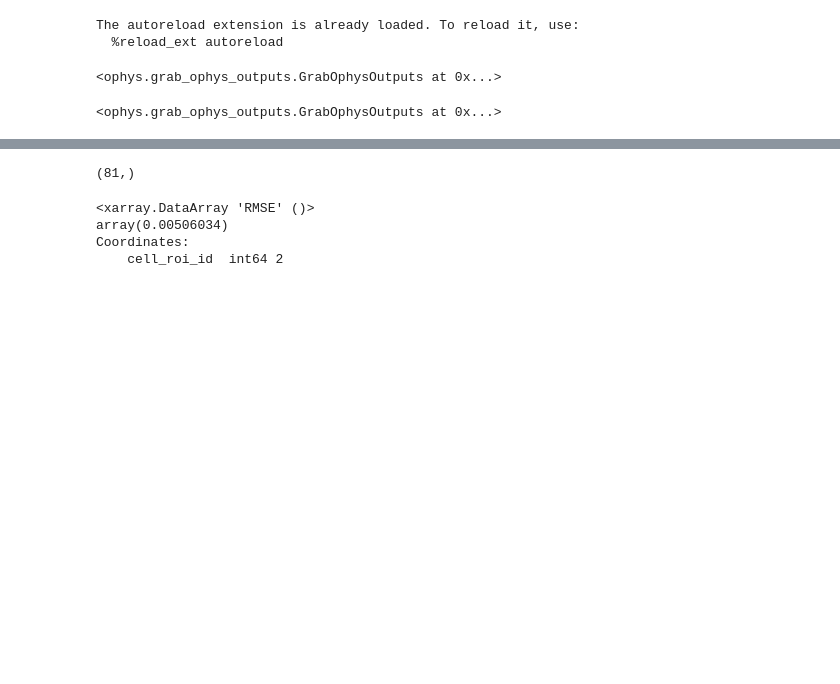
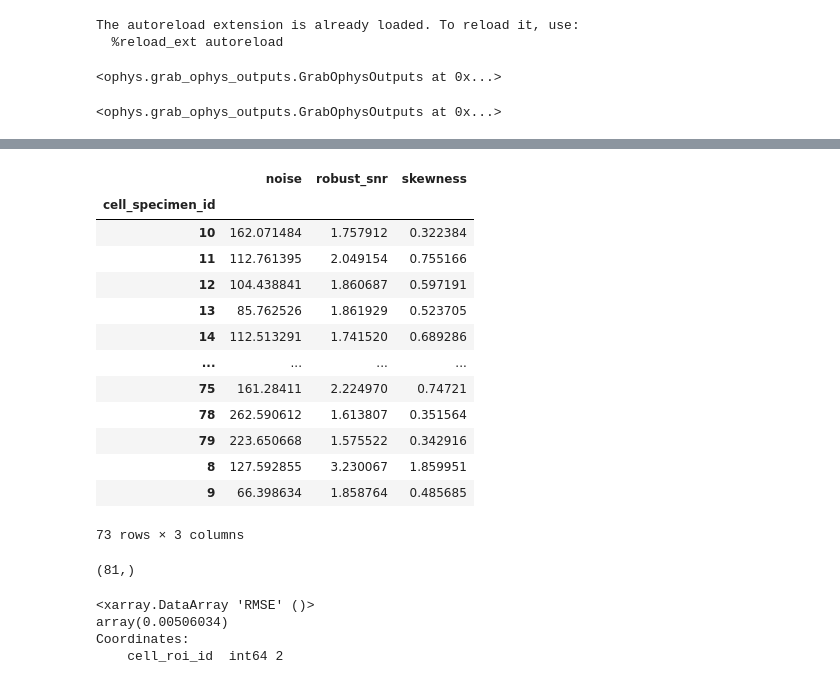
Before and after one commit to AllenNeuralDynamics/lamf-analysis, a Jupyter notebook: ophys-mfish-dev/notebooks/Dataset-object-demo.ipynb, the cells around one changed output, grey strips where cells are left out. Saved outputs shown, nothing was run; the diff lists cells and outputs as text; code cells hidden in the pictures; blank space fills up the shorter version.

```diff
--- a/ophys-mfish-dev/notebooks/GOO-demo.ipynb
+++ b/ophys-mfish-dev/notebooks/Dataset-object-demo.ipynb
@@ -67,3 +180,22 @@ dataset.neuropil_traces.iloc[0].neuropil_fluorescence_traces.shape
+# %%
+# save csv with only columns, noise, snr, skewness
+save_df = dff_traces[["noise", "robust_snr", "skewness"]]
+save_df.to_csv("dff_metrics.csv")
+# %% [output]
+|  | noise | robust_snr | skewness |
+| cell_specimen_id |  |  |  |
+| 10 | 162.071484 | 1.757912 | 0.322384 |
+| 11 | 112.761395 | 2.049154 | 0.755166 |
+| 12 | 104.438841 | 1.860687 | 0.597191 |
+| 13 | 85.762526 | 1.861929 | 0.523705 |
+| 14 | 112.513291 | 1.741520 | 0.689286 |
+| ... | ... | ... | ... |
+| 75 | 161.28411 | 2.224970 | 0.74721 |
+| 78 | 262.590612 | 1.613807 | 0.351564 |
+| 79 | 223.650668 | 1.575522 | 0.342916 |
+| 8 | 127.592855 | 3.230067 | 1.859951 |
+| 9 | 66.398634 | 1.858764 | 0.485685 |
+73 rows × 3 columns
 # %%
 # load dff, ['baseline', 'data', 'noise', 'roi_names', 'skewness']
 fp = dataset.file_paths["dff_h5"]
```
Also changed, not shown: parts of 6 cells of this notebook, 13 other files.
